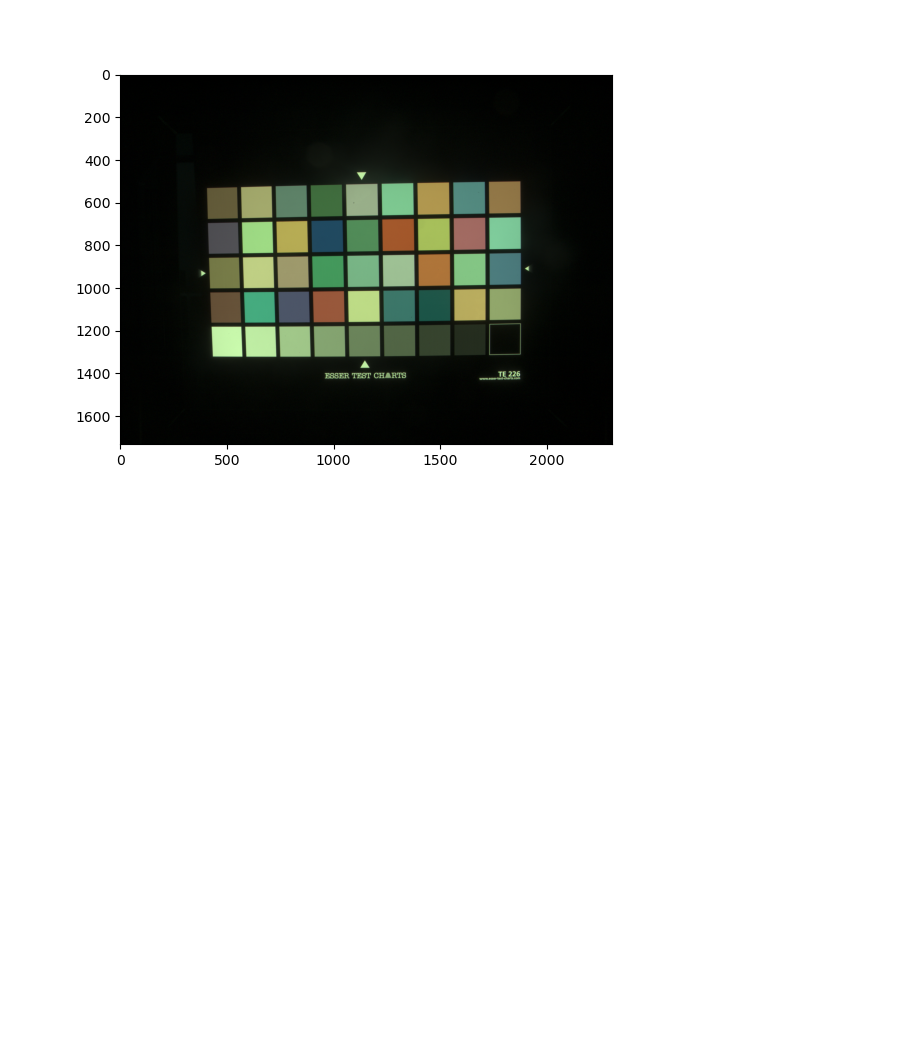
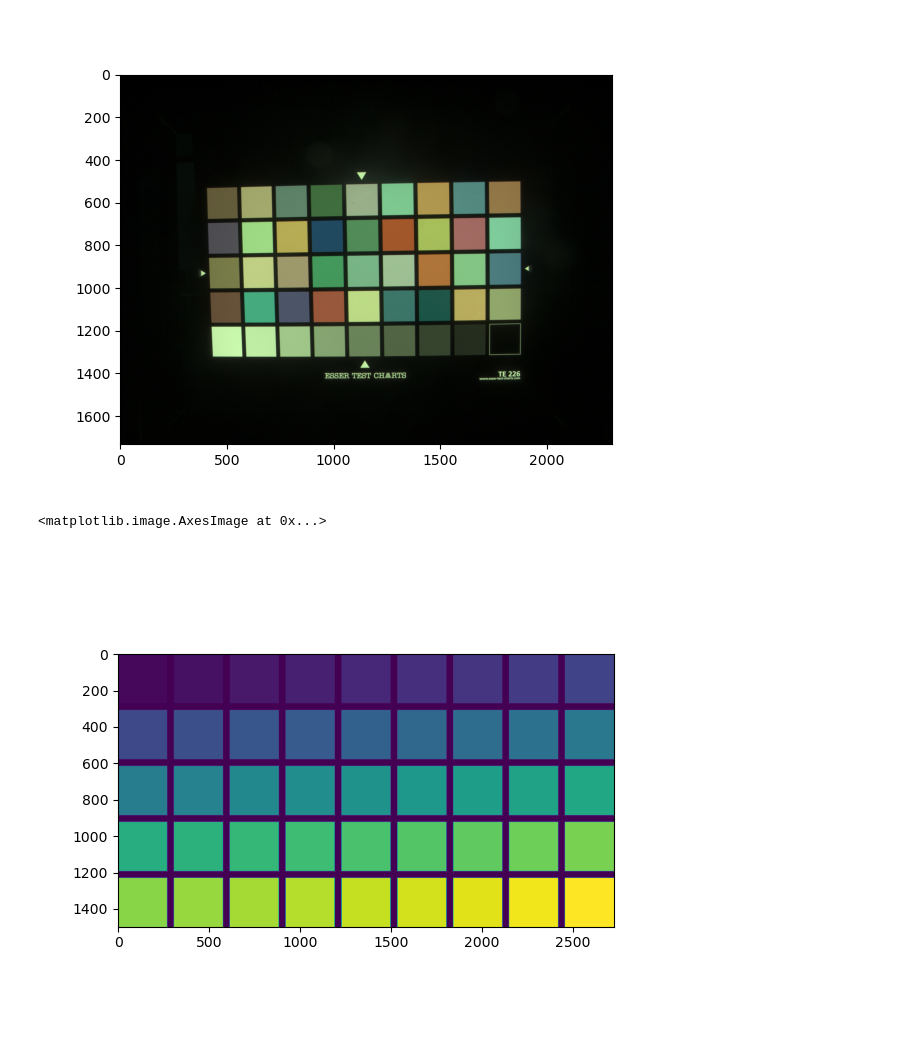
Before and after one commit to cs-413-cinestill/800t-emulation, a Jupyter notebook: color_transfer.ipynb, the cells around one changed output. Cells and saved outputs as stored; diff of their text form; code cells hidden in the pictures; blank space fills up the shorter version.

Commit message:
add color checker grid creator

```diff
--- a/color_transfer.ipynb
+++ b/color_transfer.ipynb
@@ -157,3 +157,38 @@ cid = fig_int.canvas.mpl_connect('button_press_event', onclick)
 # %% [output]
 [interactive output not drawn]
 [figure]
+# %%
+from functools import reduce
+
+def color_checker_builder(num_rows, num_cols, patch_width, inter_patch_distance):
+    def concat_with_padding(array1, array2, axis=1):
+        return np.concatenate(
+            (
+                np.pad(
+                    array1,
+                    ((0,inter_patch_distance-inter_patch_distance*axis),(0,inter_patch_distance*axis)),
+                    'constant',constant_values=0
+                ),
+                array2
+            )
+            , axis=axis)
+
+    color_checker = reduce(
+        lambda array1, array2: concat_with_padding(array1, array2, axis=0),
+        [
+            reduce(
+                concat_with_padding,
+                [np.full((patch_width,patch_width),(x*num_cols)+(y+1), dtype=np.uint8) for y in range(num_cols)]
+            )
+            for x in range(num_rows)
+        ]
+    )
+    return color_checker
+
+plt.close('all')
+color_checker = color_checker_builder(5,9,270,37)
+fig_checker = plt.figure()
+plt.imshow(color_checker)
+# %% [output]
+<matplotlib.image.AxesImage at 0x...>
+[figure, added]
```
